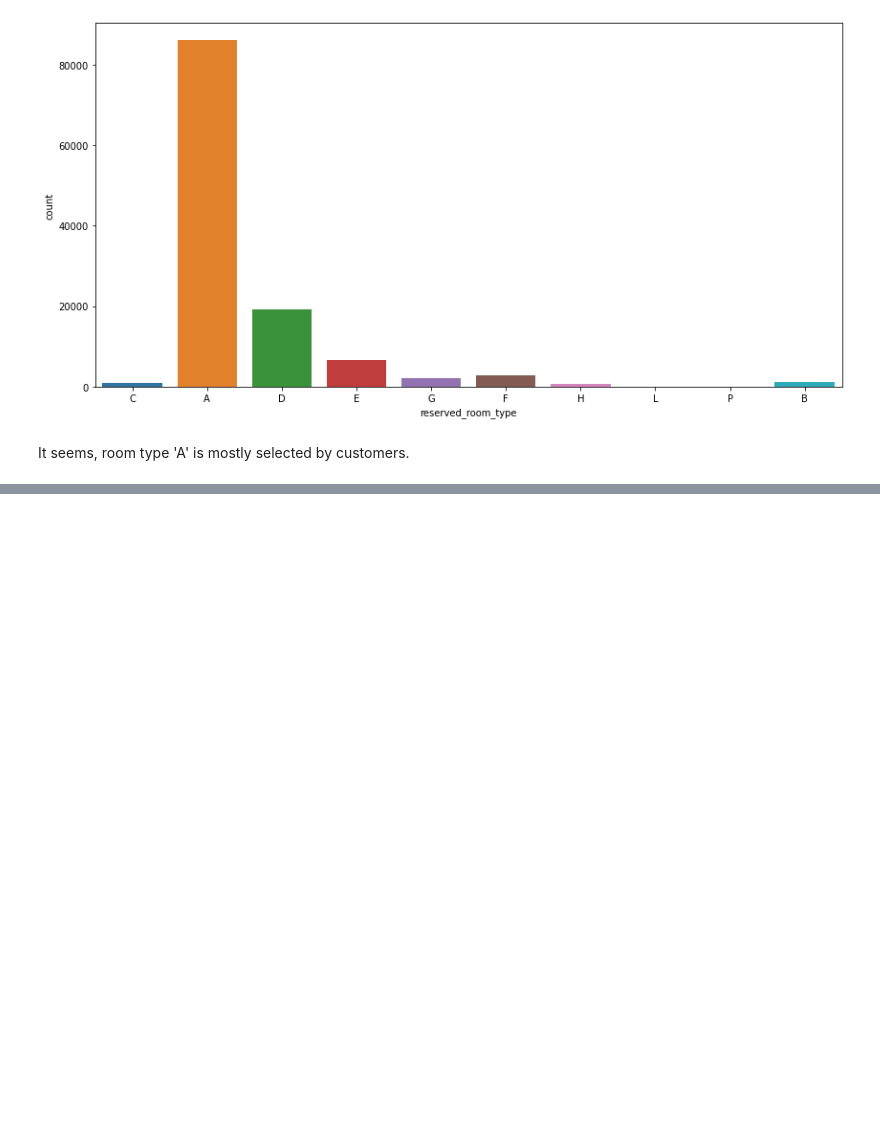
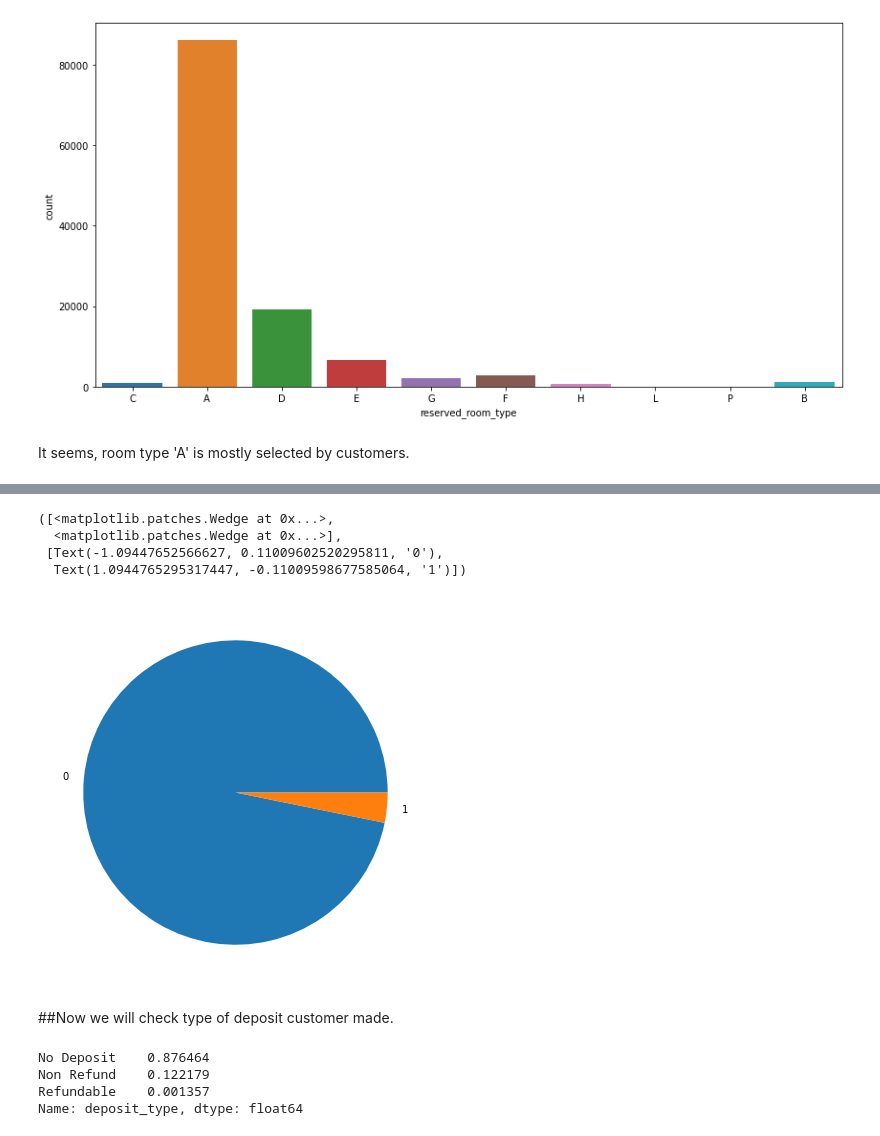
Before and after one commit to arifuddinatif/hotel-booking-analysis, a Jupyter notebook: Hotel_booking_analysis.ipynb, the cells around one changed output, grey strips where cells are left out. Cells and saved outputs as stored; diff of their text form; code cells hidden in the pictures; blank space fills up the shorter version.

```diff
--- a/Hotel_booking_analysis.ipynb
+++ b/Hotel_booking_analysis.ipynb
@@ -465,0 +504,23 @@ It seems, room type 'A' is mostly selected by customers.
+# %%
+is_repeated = [0,1]
+
+data = df['is_repeated_guest'].value_counts()
+
+# Creating plot
+fig = plt.figure(figsize =(10, 7))
+plt.pie(data, labels = is_repeated)
+# %% [output]
+([<matplotlib.patches.Wedge at 0x...>,
+  <matplotlib.patches.Wedge at 0x...>],
+ [Text(-1.09447652566627, 0.11009602520295811, '0'),
+  Text(1.0944765295317447, -0.11009598677585064, '1')])
+[figure, added]
+# %% [markdown]
+##Now we will check type of deposit customer made.
+# %%
+df.deposit_type.value_counts(normalize=True)
+# %% [output]
+No Deposit    0.876464
+Non Refund    0.122179
+Refundable    0.001357
+Name: deposit_type, dtype: float64
```
Also changed, not shown: parts of 13 cells of this notebook.
